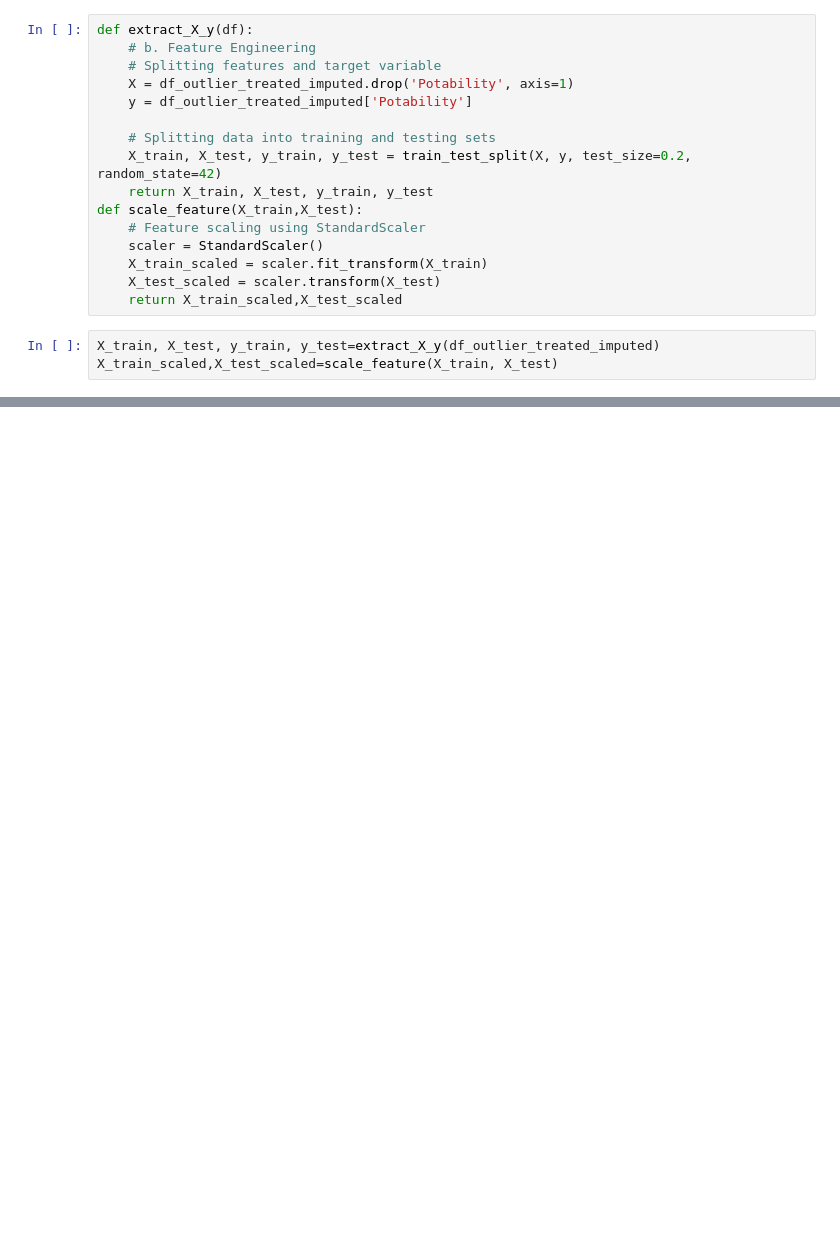
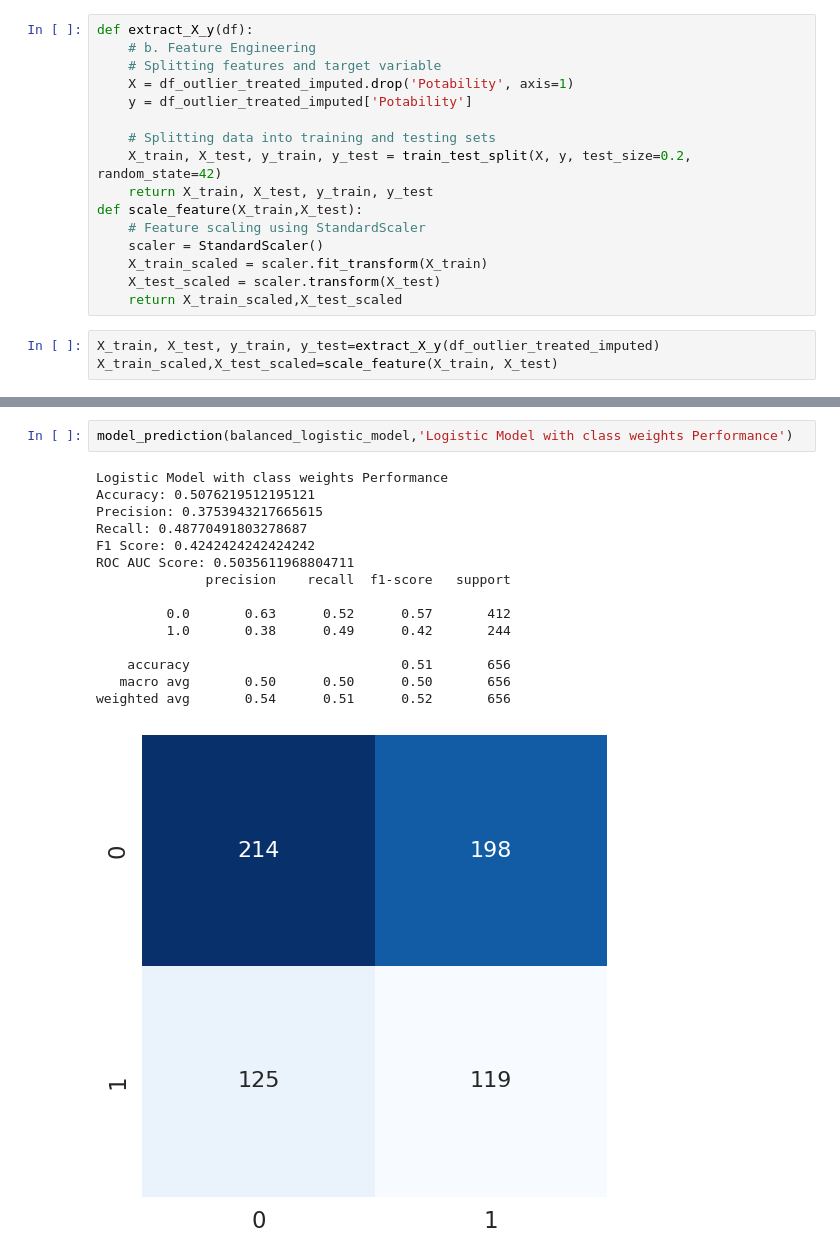
Before and after one commit to maverick98/Coursera, a Jupyter notebook: machine_learning_assignment_1.ipynb, the cells around one changed output, grey strips where cells are left out. Drawn from its saved outputs; the diff is of its cells as text; blank space fills up the shorter version.

```diff
--- a/machine_learning_assignment_1.ipynb
+++ b/machine_learning_assignment_1.ipynb
@@ -280,0 +330,18 @@ weighted avg       0.59      0.58      0.59       656
+# %%
+model_prediction(balanced_logistic_model,'Logistic Model with class weights Performance')
+# %% [output]
+Logistic Model with class weights Performance
+Accuracy: 0.5076219512195121
+Precision: 0.3753943217665615
+Recall: 0.48770491803278687
+F1 Score: 0.4242424242424242
+ROC AUC Score: 0.5035611968804711
+              precision    recall  f1-score   support
+
+         0.0       0.63      0.52      0.57       412
+         1.0       0.38      0.49      0.42       244
+
+    accuracy                           0.51       656
+   macro avg       0.50      0.50      0.50       656
+weighted avg       0.54      0.51      0.52       656
+[figure, added]
```
Also changed, not shown: parts of 14 cells of this notebook.
